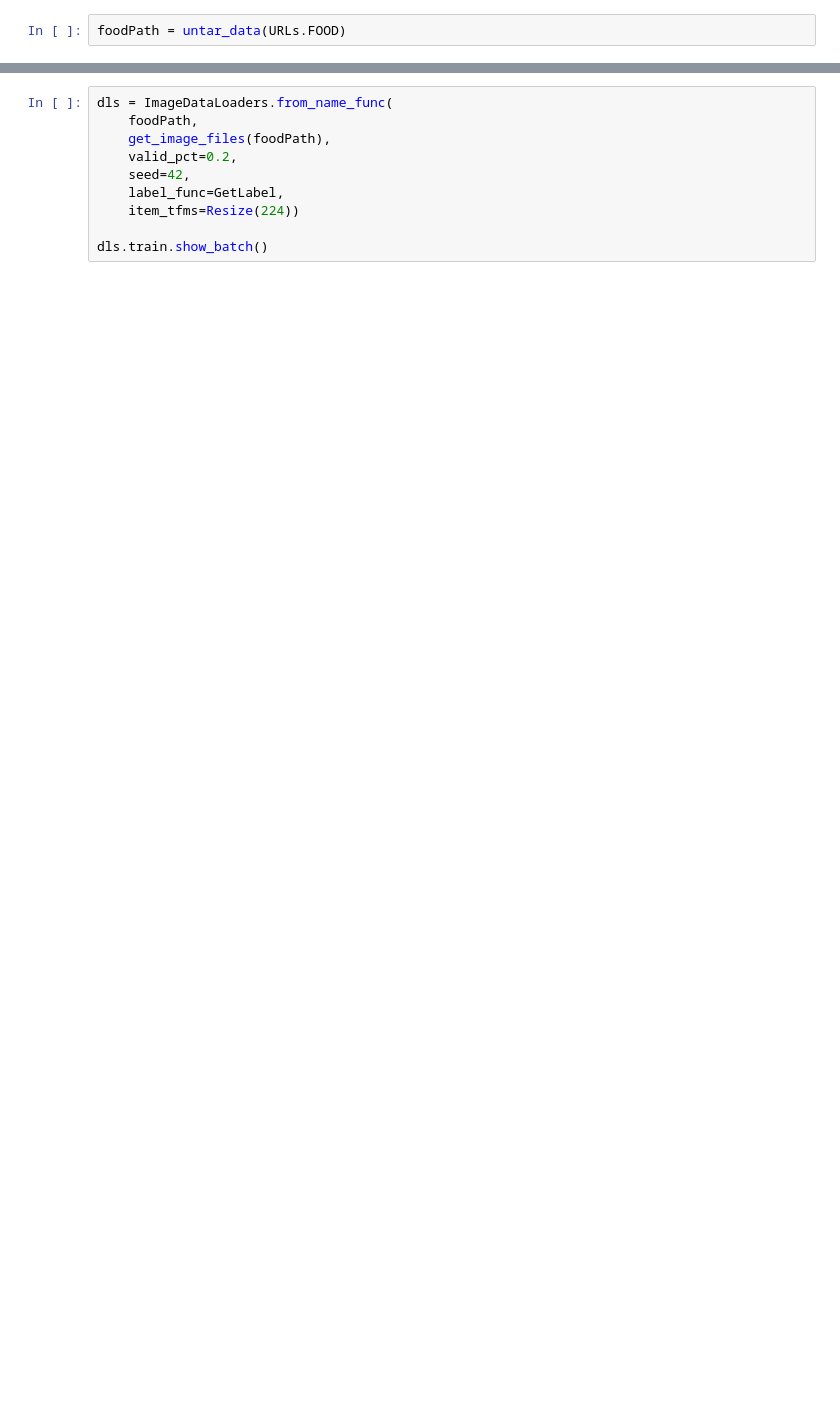
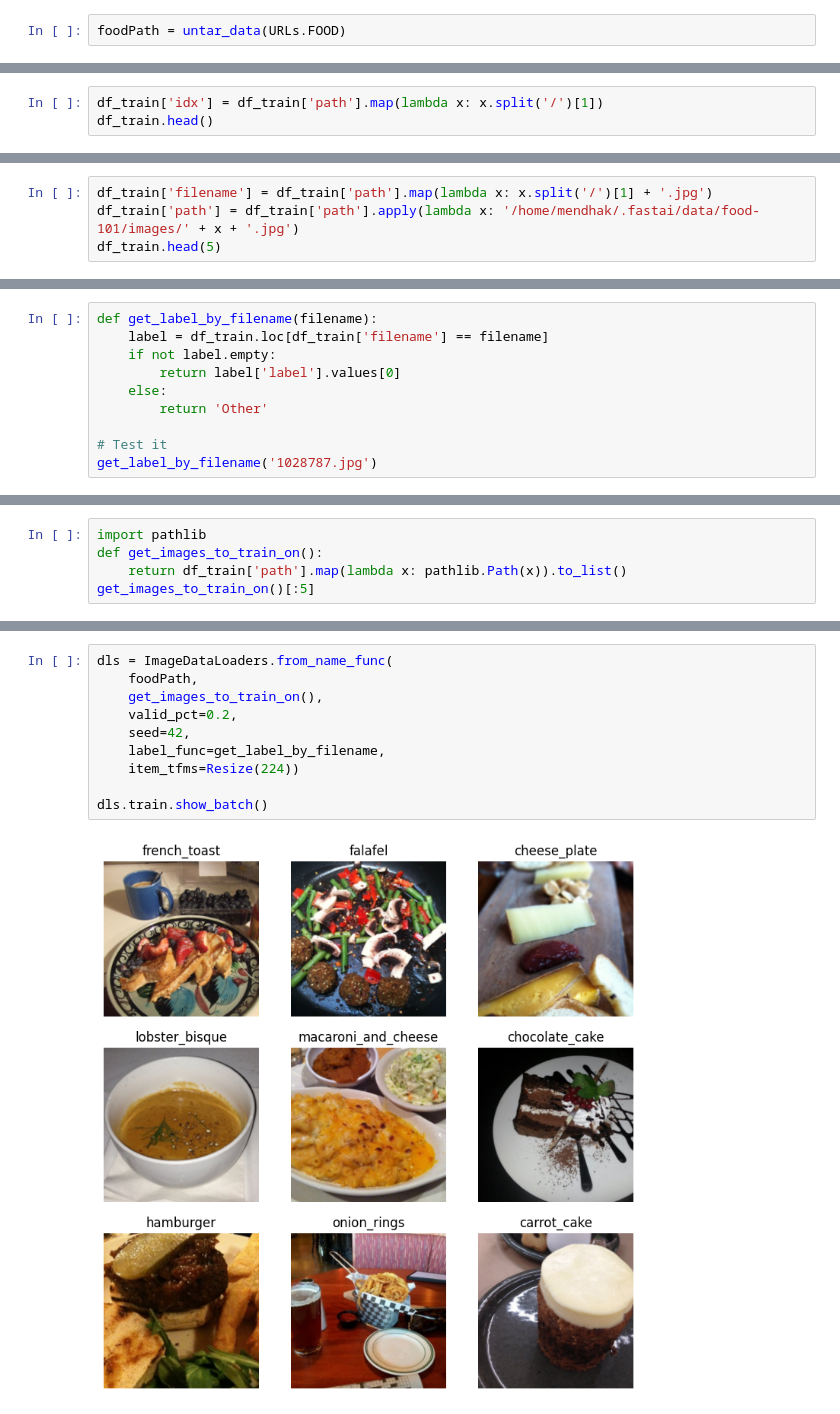
Before and after one commit to mendhak/fastai_lessons, a Jupyter notebook: 006_food_image_classifier.ipynb, the cells around one changed output, grey strips where cells are left out. Saved outputs shown, nothing was run; the diff lists cells and outputs as text; blank space fills up the shorter version.

Commit message:
Image classifier using FastAI training dataset

```diff
--- a/006_food_image_classifier.ipynb
+++ b/006_food_image_classifier.ipynb
@@ -49,0 +60,3 @@ GetLabel("cheesecake-1092082.jpg")
+# %%
+df_train['idx'] = df_train['path'].map(lambda x: x.split('/')[1])
+df_train.head()
@@ -49,0 +73,4 @@ GetLabel("cheesecake-1092082.jpg")
+# %%
+df_train['filename'] = df_train['path'].map(lambda x: x.split('/')[1] + '.jpg')
+df_train['path'] = df_train['path'].apply(lambda x: '/home/mendhak/.fastai/data/food-101/images/' + x + '.jpg')
+df_train.head(5)
@@ -49,0 +124,10 @@ GetLabel("cheesecake-1092082.jpg")
+# %%
+def get_label_by_filename(filename):
+    label = df_train.loc[df_train['filename'] == filename]
+    if not label.empty:
+        return label['label'].values[0]
+    else:
+        return 'Other'
+
+# Test it
+get_label_by_filename('1028787.jpg')
@@ -49,0 +138,5 @@ GetLabel("cheesecake-1092082.jpg")
+# %%
+import pathlib
+def get_images_to_train_on():
+    return df_train['path'].map(lambda x: pathlib.Path(x)).to_list()
+get_images_to_train_on()[:5]
@@ -50,10 +153,12 @@ GetLabel("cheesecake-1092082.jpg")
 # %%
 dls = ImageDataLoaders.from_name_func(
     foodPath,
-    get_image_files(foodPath),
+    get_images_to_train_on(),
     valid_pct=0.2,
     seed=42,
-    label_func=GetLabel,
+    label_func=get_label_by_filename,
     item_tfms=Resize(224))
 
 dls.train.show_batch()
+# %% [output]
+[figure, added]
```
Also changed, not shown: parts of 44 cells of this notebook.
